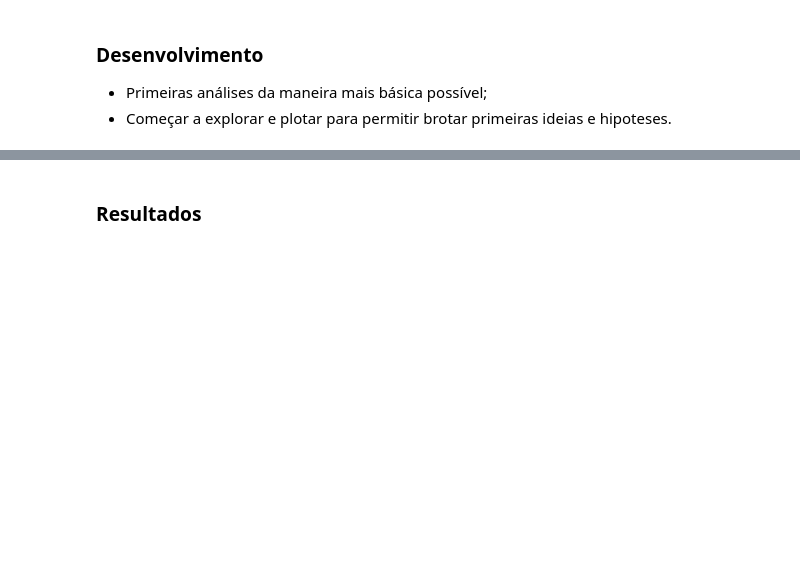
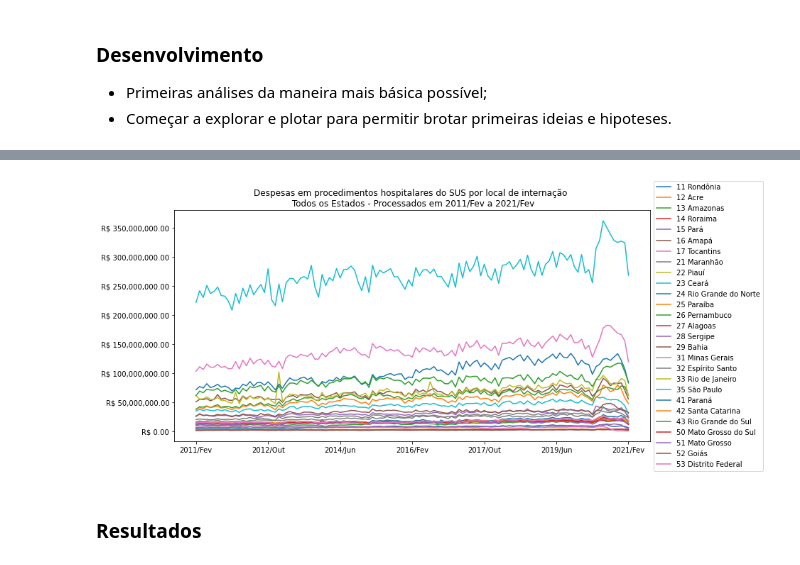
Before and after one commit to daviramalho/Bootcamp-DS2-Alura, a Jupyter notebook: notebooks/projeto_01/projeto_01_analise_dados_datasus.ipynb, the cells around one changed output, grey strips where cells are left out. Drawn from its saved outputs; the diff is of its cells as text; code cells hidden in the pictures; blank space fills up the shorter version.

```diff
--- a/notebooks/projeto_01/projeto_01_analise_dados_datasus.ipynb
+++ b/notebooks/projeto_01/projeto_01_analise_dados_datasus.ipynb
@@ -71,3 +198,15 @@ Identificar o tipo de ocorrência que levou a mais despesas do SUS no país nos
+# %%
+estados = "Todos os Estados"
+ano_selecionado = "2011/Fev a 2021/Fev"
+
+ax_dados_despesas = colunas_usaveis_despesas.T.plot(figsize = (12, 6))
+ax_dados_despesas.legend(loc = 6, bbox_to_anchor = (1, 0.5))
+ax_dados_despesas.yaxis.set_major_formatter(ticker.StrMethodFormatter("R$ {x:,.2f}"))
+plt.title("Despesas em procedimentos hospitalares do SUS por local de internação \n {} - Processados em {}".format(estados, ano_selecionado))
+#plt.savefig("../../reports/figures/modulo_01/desafio02_1.jpg", dpi=150, bbox_inches="tight")
+plt.show()
+# %% [output]
+[figure, added]
 # %% [markdown]
 ### Resultados
 # %% [markdown]
```
Also changed, not shown: parts of 14 cells of this notebook, 4 other files.
